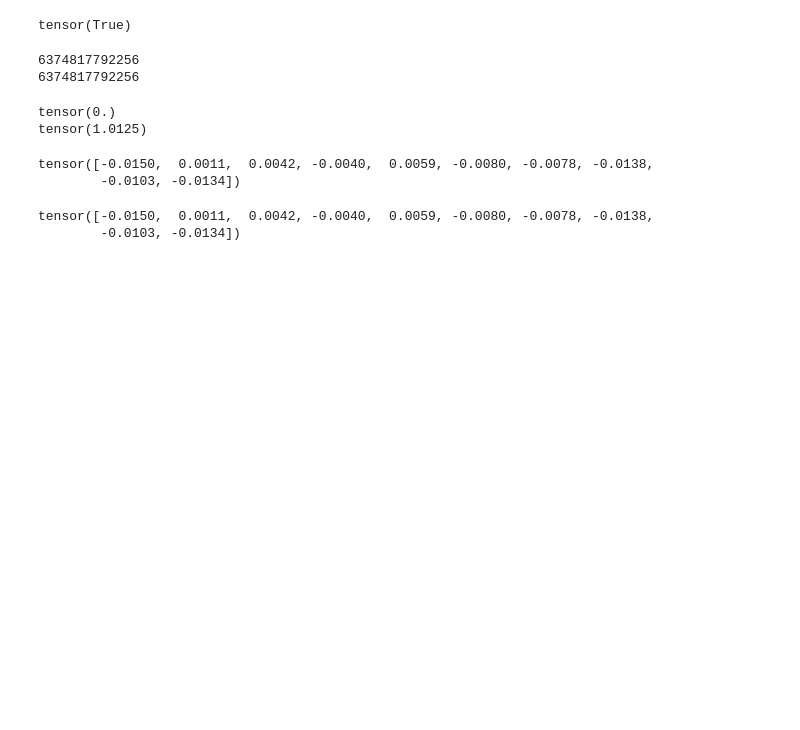
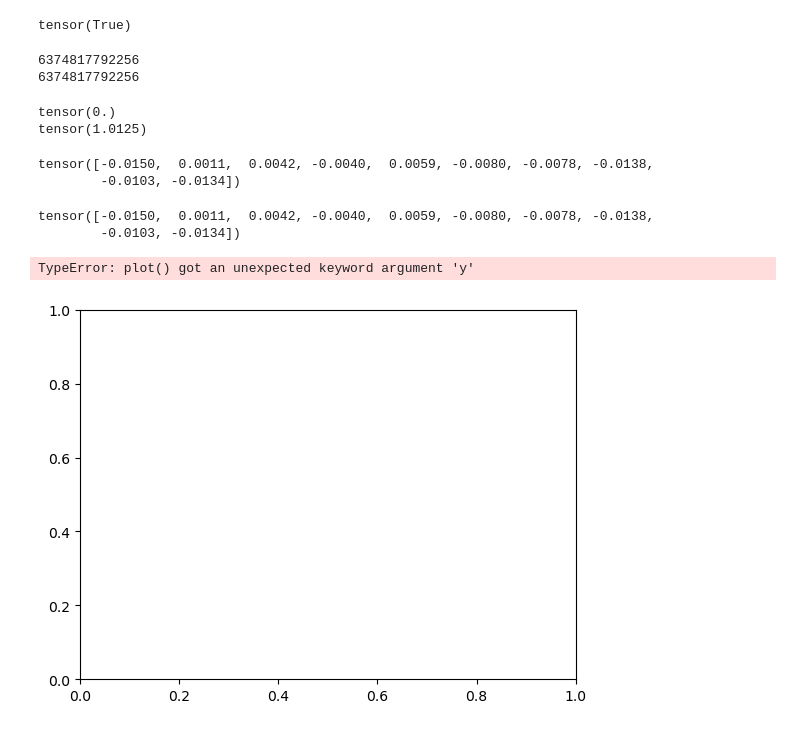
Before and after one commit to Xue10/neural-networks-practice, a Jupyter notebook: play.ipynb, the cells around one changed output. Saved outputs shown, nothing was run; the diff lists cells and outputs as text; code cells hidden in the pictures; blank space fills up the shorter version.

```diff
--- a/play.ipynb
+++ b/play.ipynb
@@ -231,3 +231,10 @@ print(net[0].weight.grad.view(-1)[:10])
 # %% [output]
 tensor([-0.0150,  0.0011,  0.0042, -0.0040,  0.0059, -0.0080, -0.0078, -0.0138,
         -0.0103, -0.0134])
+# %%
+import matplotlib.pyplot as plt
+
+plt.plot(y=x+1)
+# %% [output]
+TypeError: plot() got an unexpected keyword argument 'y'
+[figure, added]
```
Also changed, not shown: 1 other file.
